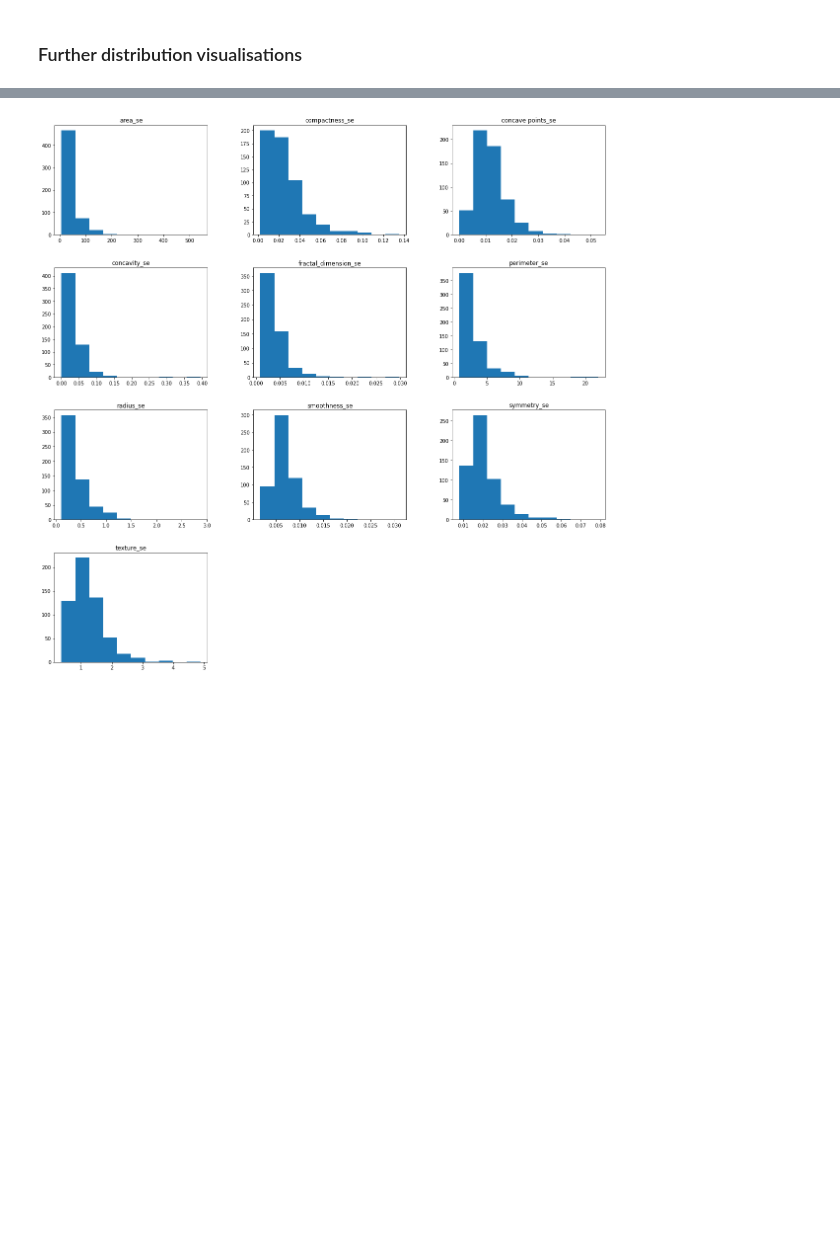
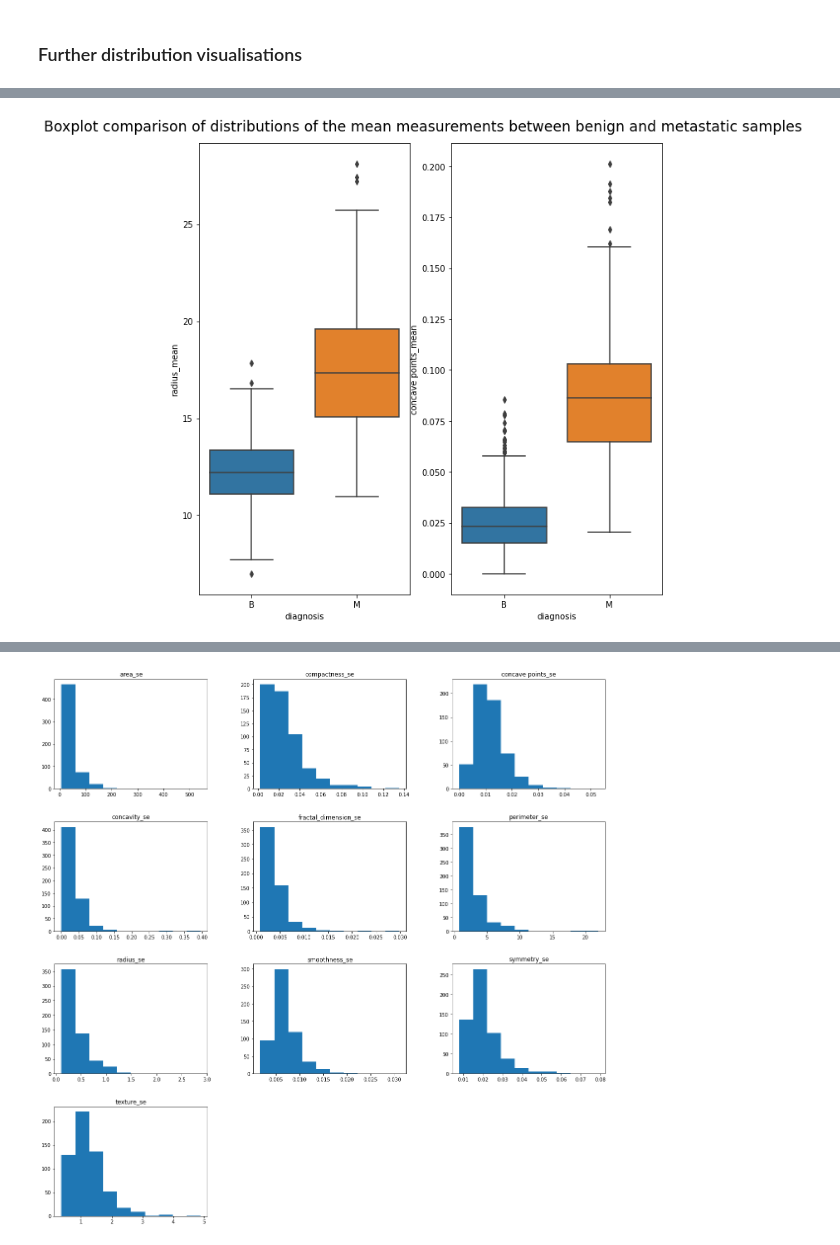
Before and after one commit to magg01/Predicting_metastatic_breast_cancer, a Jupyter notebook: Coursework/Predicting Metastatic Breast Cancer.ipynb, the cells around one changed output, grey strips where cells are left out. Drawn from its saved outputs; the diff is of its cells as text; code cells hidden in the pictures; blank space fills up the shorter version.

```diff
--- a/Coursework/Predicting Metastatic Breast Cancer.ipynb
+++ b/Coursework/Predicting Metastatic Breast Cancer.ipynb
@@ -289,0 +324,5 @@ The histograms above give us a good indication of the differences seen between t
+# %%
+boxplotGrid(df_mean_values.loc[:,['diagnosis','radius_mean','concave points_mean']], 1, 2, figsize=(10,10),
+            title='Boxplot comparison of distributions of the mean measurements between benign and metastatic samples')
+# %% [output]
+[figure, added]
```
Also changed, not shown: parts of 24 cells of this notebook.
